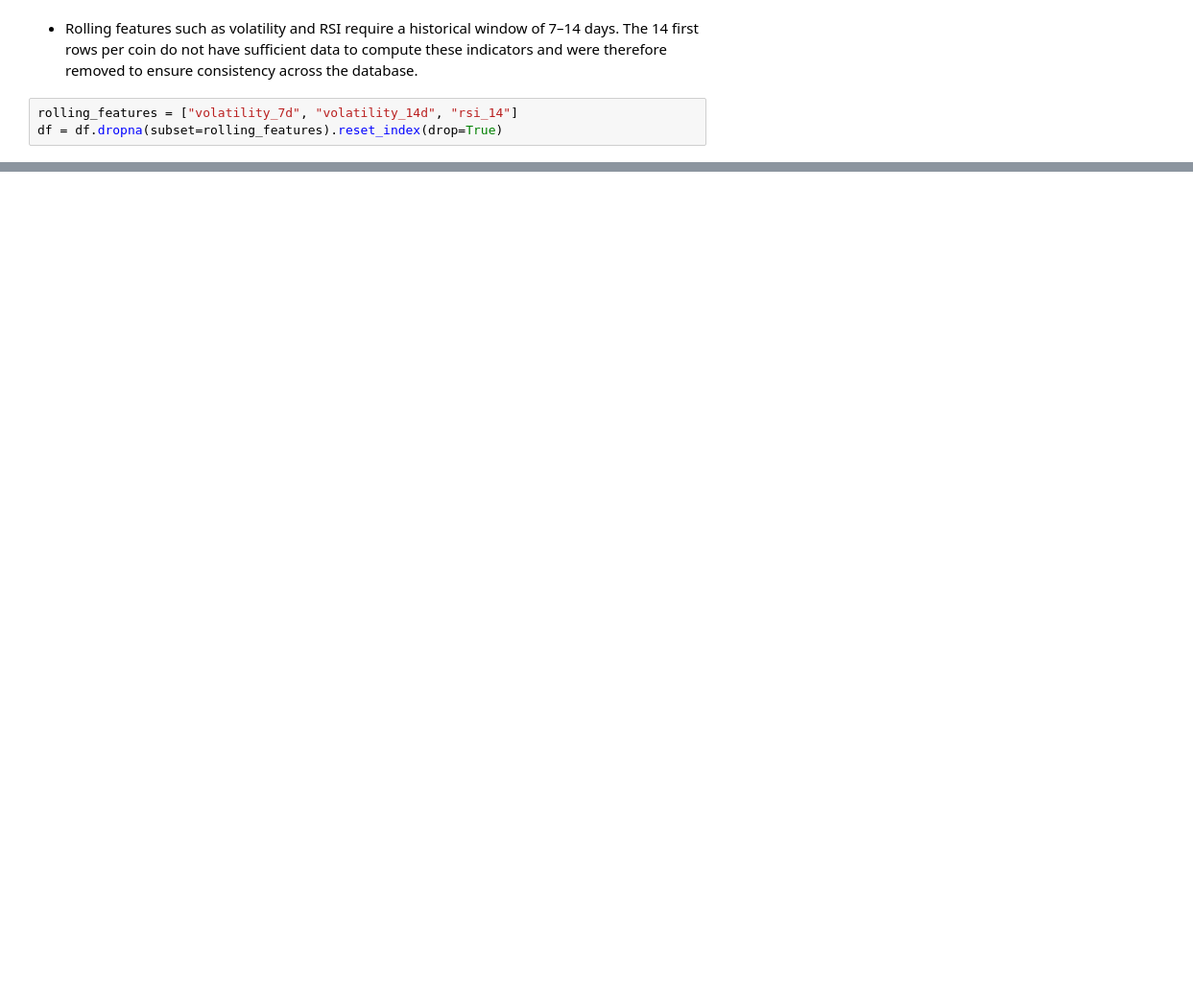
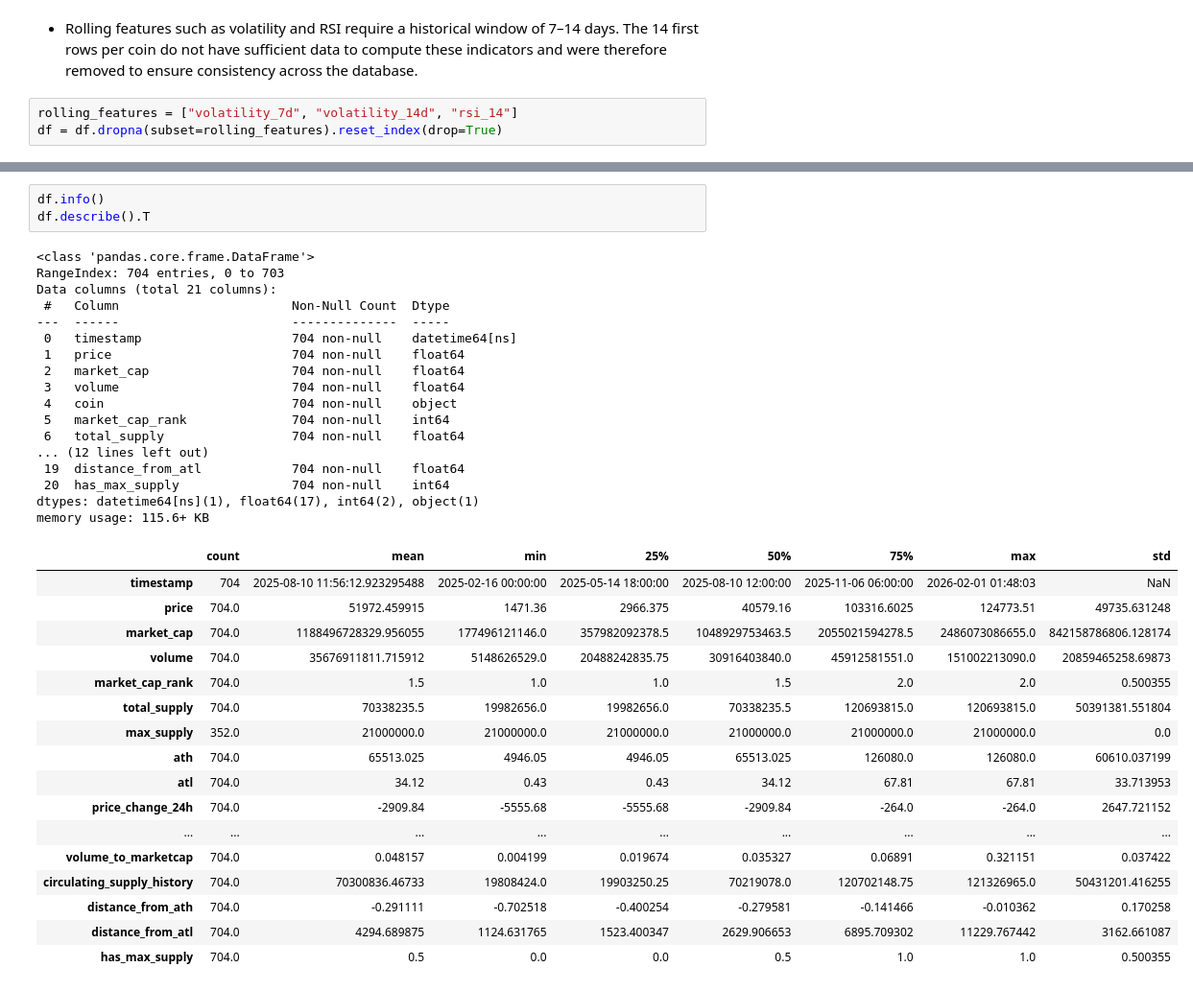
Before and after one commit to tlilimaryem7-cloud/AI-powered-cryptocurrency-market-analysis-and-decision-support-system, a Jupyter notebook: notebooks/02_eda.ipynb, the cells around one changed output, grey strips where cells are left out. Shown at 96% size. Saved outputs shown, nothing was run; the diff lists cells and outputs as text; blank space fills up the shorter version.

```diff
--- a/notebooks/02_eda.ipynb
+++ b/notebooks/02_eda.ipynb
@@ -317,0 +504,38 @@ df.head()
+# %%
+df.info()
+df.describe().T
+# %% [output]
+<class 'pandas.core.frame.DataFrame'>
+RangeIndex: 704 entries, 0 to 703
+Data columns (total 21 columns):
+ #   Column                       Non-Null Count  Dtype
+---  ------                       --------------  -----
+ 0   timestamp                    704 non-null    datetime64[ns]
+ 1   price                        704 non-null    float64
+ 2   market_cap                   704 non-null    float64
+ 3   volume                       704 non-null    float64
+ 4   coin                         704 non-null    object
+ 5   market_cap_rank              704 non-null    int64
+ 6   total_supply                 704 non-null    float64
+... (12 lines left out)
+ 19  distance_from_atl            704 non-null    float64
+ 20  has_max_supply               704 non-null    int64
+dtypes: datetime64[ns](1), float64(17), int64(2), object(1)
+memory usage: 115.6+ KB
+|  | count | mean | min | 25% | 50% | 75% | max | std |
+| timestamp | 704 | 2025-08-10 11:56:12.923295488 | 2025-02-16 00:00:00 | 2025-05-14 18:00:00 | 2025-08-10 12:00:00 | 2025-11-06 06:00:00 | 2026-02-01 01:48:03 | NaN |
+| price | 704.0 | 51972.459915 | 1471.36 | 2966.375 | 40579.16 | 103316.6025 | 124773.51 | 49735.631248 |
+| market_cap | 704.0 | 1188496728329.956055 | 177496121146.0 | 357982092378.5 | 1048929753463.5 | 2055021594278.5 | 2486073086655.0 | 842158786806.128174 |
+| volume | 704.0 | 35676911811.715912 | 5148626529.0 | 20488242835.75 | 30916403840.0 | 45912581551.0 | 151002213090.0 | 20859465258.69873 |
+| market_cap_rank | 704.0 | 1.5 | 1.0 | 1.0 | 1.5 | 2.0 | 2.0 | 0.500355 |
+| total_supply | 704.0 | 70338235.5 | 19982656.0 | 19982656.0 | 70338235.5 | 120693815.0 | 120693815.0 | 50391381.551804 |
+| max_supply | 352.0 | 21000000.0 | 21000000.0 | 21000000.0 | 21000000.0 | 21000000.0 | 21000000.0 | 0.0 |
+| ath | 704.0 | 65513.025 | 4946.05 | 4946.05 | 65513.025 | 126080.0 | 126080.0 | 60610.037199 |
+| atl | 704.0 | 34.12 | 0.43 | 0.43 | 34.12 | 67.81 | 67.81 | 33.713953 |
+| price_change_24h | 704.0 | -2909.84 | -5555.68 | -5555.68 | -2909.84 | -264.0 | -264.0 | 2647.721152 |
+| ... | ... | ... | ... | ... | ... | ... | ... | ... |
+| volume_to_marketcap | 704.0 | 0.048157 | 0.004199 | 0.019674 | 0.035327 | 0.06891 | 0.321151 | 0.037422 |
+| circulating_supply_history | 704.0 | 70300836.46733 | 19808424.0 | 19903250.25 | 70219078.0 | 120702148.75 | 121326965.0 | 50431201.416255 |
+| distance_from_ath | 704.0 | -0.291111 | -0.702518 | -0.400254 | -0.279581 | -0.141466 | -0.010362 | 0.170258 |
+| distance_from_atl | 704.0 | 4294.689875 | 1124.631765 | 1523.400347 | 2629.906653 | 6895.709302 | 11229.767442 | 3162.661087 |
+| has_max_supply | 704.0 | 0.5 | 0.0 | 0.0 | 0.5 | 1.0 | 1.0 | 0.500355 |
```
Also changed, not shown: parts of 15 cells of this notebook, 2 other files.
